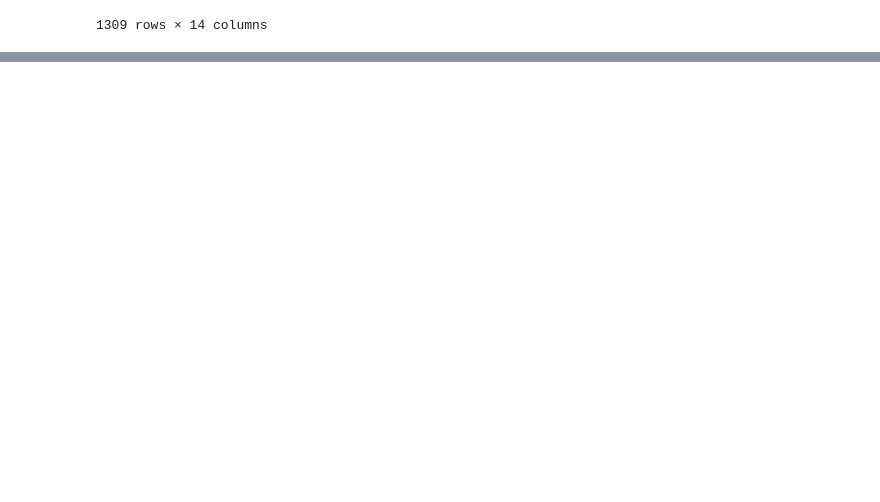
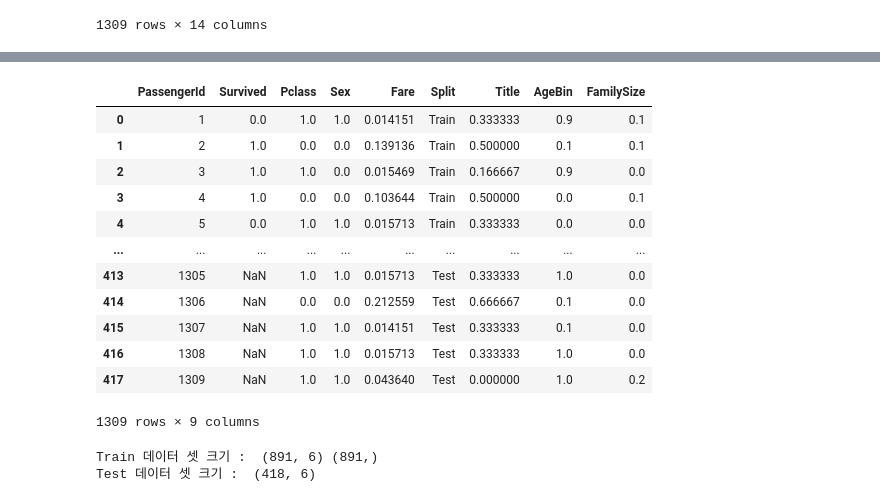
Before and after one commit to syt73/python, a Jupyter notebook: pythonbasic12_Machine_Learning_타이타닉2.ipynb, the cells around one changed output, grey strips where cells are left out. Saved outputs shown, nothing was run; the diff lists cells and outputs as text; code cells hidden in the pictures; blank space fills up the shorter version.

```diff
--- a/pythonbasic12_Machine_Learning_타이타닉2.ipynb
+++ b/pythonbasic12_Machine_Learning_타이타닉2.ipynb
@@ -187,0 +181,4 @@ data
+# %%
+# 형제자매 & 부모자식 열을 하나로 구성 하면서 본인까지 추가
+
+data['FamilySize'] = data['SibSp'] + data['Parch'] + 1
@@ -187,0 +192,10 @@ data
+# %%
+# 요금과 객실 등급의 상관 관계는 아주 높기 때문에 3등석 객실 승객의 탑승 요금의 평균값을 이용하여
+# 결측치를 채운다.
+# 중요한 점은 전체 요금의 평균값이 아닌 3등급만의 평균을 계산하여 채운다.
+
+p3_fare_mean = data.loc[data['Pclass']==3,'Fare'].mean()
+
+data['Fare'] = data['Fare'].fillna(p3_fare_mean)
+
+data.loc[data['Fare'].isnull(),:]
@@ -187,0 +220,14 @@ data
+# %%
+# 레이블 인코딩 label Encoding
+
+# 문자열 데이터로 이루어진 Title, AgeBin 을 숫자로 레이블로 바꿔주어야만 머신 러닝을 돌릴 수 있다.
+
+from sklearn.preprocessing import LabelEncoder
+
+for col in ['Title','AgeBin']:
+  encoder = LabelEncoder()
+  data[col] = encoder.fit_transform(data[col])
+
+data.loc[:,['Title','AgeBin']]
+
+# 각 열에 속하는 범주의 개수만큼 숫자레이블로 변환해 준다.
@@ -187,0 +259,13 @@ data
+# %%
+# 피처 스케일링 - 모델 학습에 사용할 피처의 스케일을 0 ~ 1 범위로 정규화 처리한다.
+
+data_num = data.loc[:,['PassengerId','Survived','Pclass','Sex','Fare','Split','Title','AgeBin','FamilySize']]
+
+from sklearn.preprocessing import MinMaxScaler
+scaler = MinMaxScaler()
+
+scaled_cols = [col for col in data_num.loc[:, 'Pclass':]. columns if col != 'Split']
+data_scaled = data_num.loc[:, scaled_cols]
+data_scaled = scaler.fit_transform(data_scaled)
+
+data_scaled
@@ -187,0 +286,29 @@ data
+# %%
+data_num.loc[:, scaled_cols] = data_scaled[:,:]
+data_num
+# %% [output]
+|  | PassengerId | Survived | Pclass | Sex | Fare | Split | Title | AgeBin | FamilySize |
+| 0 | 1 | 0.0 | 1.0 | 1.0 | 0.014151 | Train | 0.333333 | 0.9 | 0.1 |
+| 1 | 2 | 1.0 | 0.0 | 0.0 | 0.139136 | Train | 0.500000 | 0.1 | 0.1 |
+| 2 | 3 | 1.0 | 1.0 | 0.0 | 0.015469 | Train | 0.166667 | 0.9 | 0.0 |
+| 3 | 4 | 1.0 | 0.0 | 0.0 | 0.103644 | Train | 0.500000 | 0.0 | 0.1 |
+| 4 | 5 | 0.0 | 1.0 | 1.0 | 0.015713 | Train | 0.333333 | 0.0 | 0.0 |
+| ... | ... | ... | ... | ... | ... | ... | ... | ... | ... |
+| 413 | 1305 | NaN | 1.0 | 1.0 | 0.015713 | Test | 0.333333 | 1.0 | 0.0 |
+| 414 | 1306 | NaN | 0.0 | 0.0 | 0.212559 | Test | 0.666667 | 0.1 | 0.0 |
+| 415 | 1307 | NaN | 1.0 | 1.0 | 0.014151 | Test | 0.333333 | 0.1 | 0.0 |
+| 416 | 1308 | NaN | 1.0 | 1.0 | 0.015713 | Test | 0.333333 | 1.0 | 0.0 |
+| 417 | 1309 | NaN | 1.0 | 1.0 | 0.043640 | Test | 0.000000 | 1.0 | 0.2 |
+1309 rows × 9 columns
+# %%
+selected_features = ['Pclass','Sex','Fare','Title','AgeBin','FamilySize']
+
+y_train = data_num.loc[data_num['Split']=='Train', 'Survived']
+X_train = data_num.loc[data_num['Split']=='Train', selected_features]
+X_test = data_num.loc[data_num['Split']=='Test', selected_features]  # 제출용 문제지
+
+print('Train 데이터 셋 크기 : ', X_train.shape, y_train.shape)
+print('Test 데이터 셋 크기 : ', X_test.shape)
+# %% [output]
+Train 데이터 셋 크기 :  (891, 6) (891,)
+Test 데이터 셋 크기 :  (418, 6)
```
Also changed, not shown: parts of 12 cells of this notebook.
